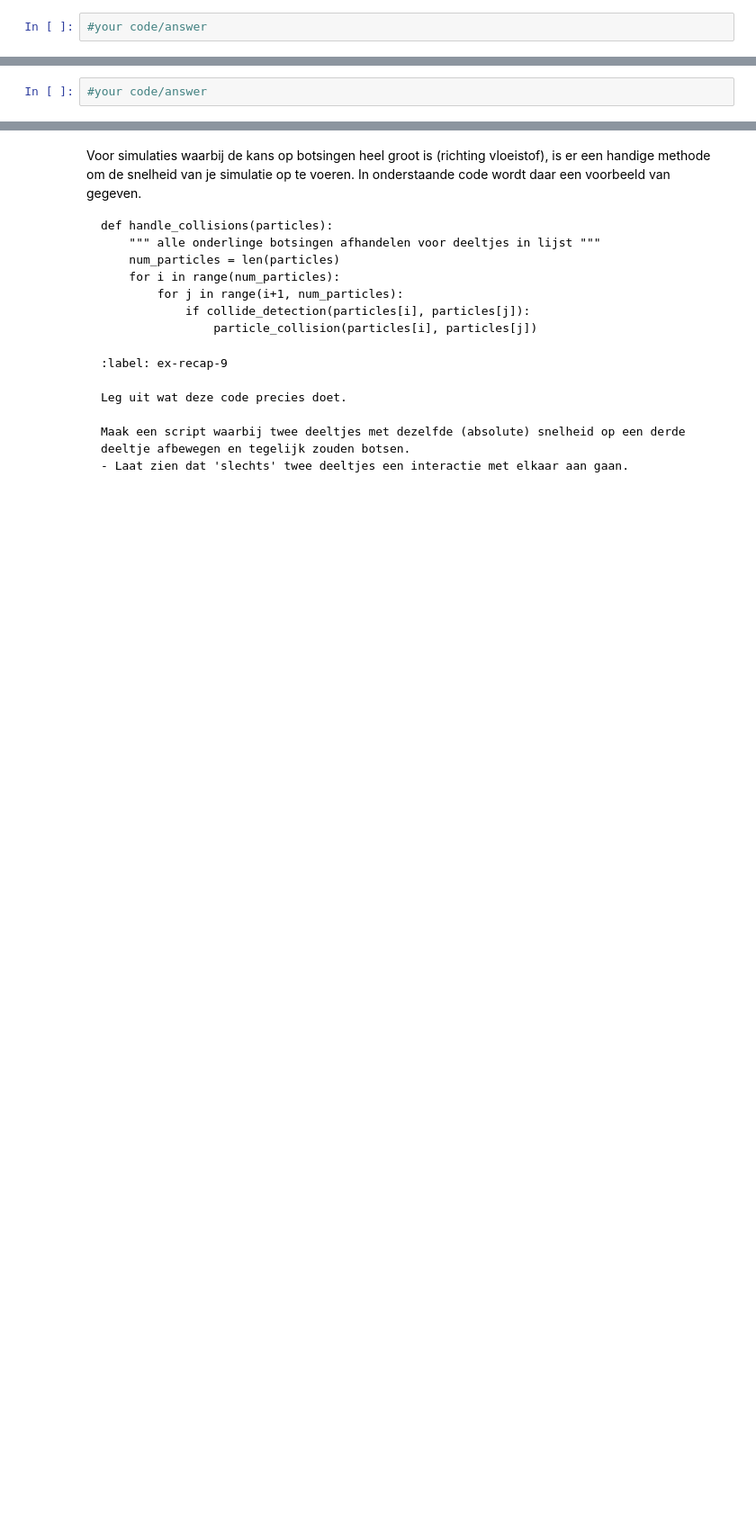
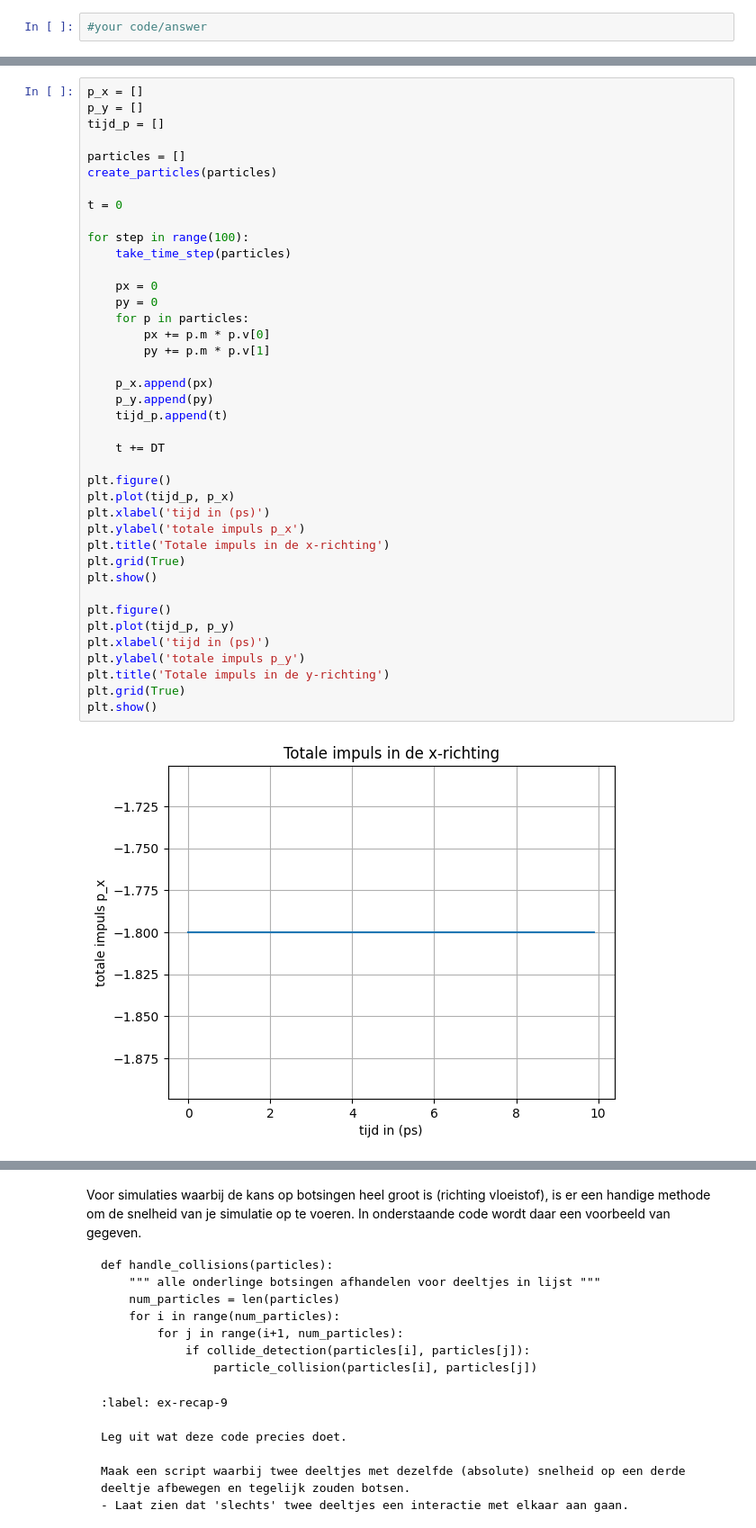
Before and after one commit to rstaasTUD/Silje_en_Raoul, a Jupyter notebook: Content/PySim/3_recap.ipynb, the cells around one changed output, grey strips where cells are left out. Shown at 90% size. Saved outputs shown, nothing was run; the diff lists cells and outputs as text; blank space fills up the shorter version.

````diff
--- a/Content/PySim/3_recap.ipynb
+++ b/Content/PySim/3_recap.ipynb
@@ -308,3 +345,43 @@ Noem nog een andere grootheid die behouden moet zijn. Geef ook van deze groothei
 ```
 # %%
-#your code/answer
+p_x = []
+p_y = []
+tijd_p = []
+
+particles = []
+create_particles(particles)
+
+t = 0
+
+for step in range(100):
+    take_time_step(particles)
+
+    px = 0
+    py = 0
+    for p in particles:
+        px += p.m * p.v[0]
+        py += p.m * p.v[1]
+
+    p_x.append(px)
+    p_y.append(py)
+    tijd_p.append(t)
+
+    t += DT
+
+plt.figure()
+plt.plot(tijd_p, p_x)
+plt.xlabel('tijd in (ps)')
+plt.ylabel('totale impuls p_x')
+plt.title('Totale impuls in de x-richting')
+plt.grid(True)
+plt.show()
+
+plt.figure()
+plt.plot(tijd_p, p_y)
+plt.xlabel('tijd in (ps)')
+plt.ylabel('totale impuls p_y')
+plt.title('Totale impuls in de y-richting')
+plt.grid(True)
+plt.show()
+# %% [output]
+[figure, added]
````
Also changed, not shown: parts of 5 cells of this notebook.
